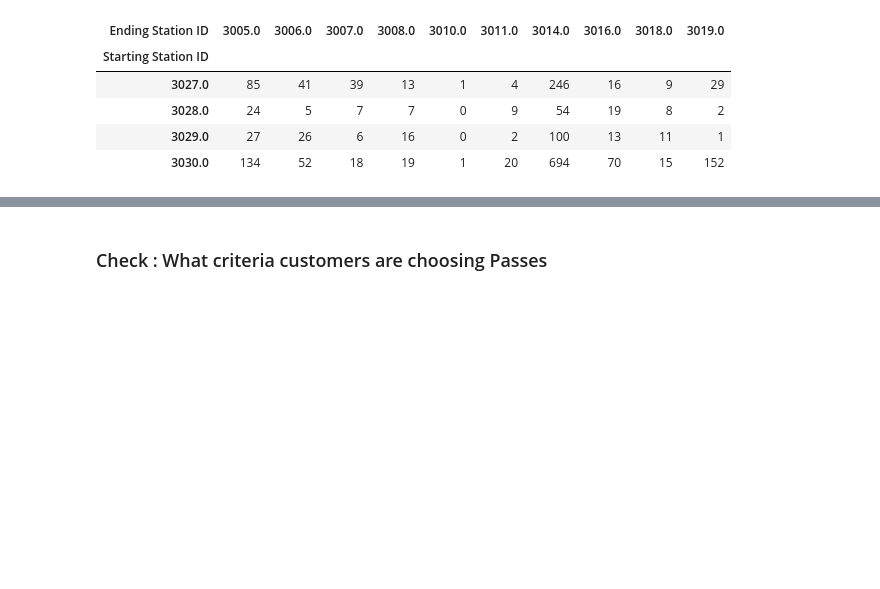
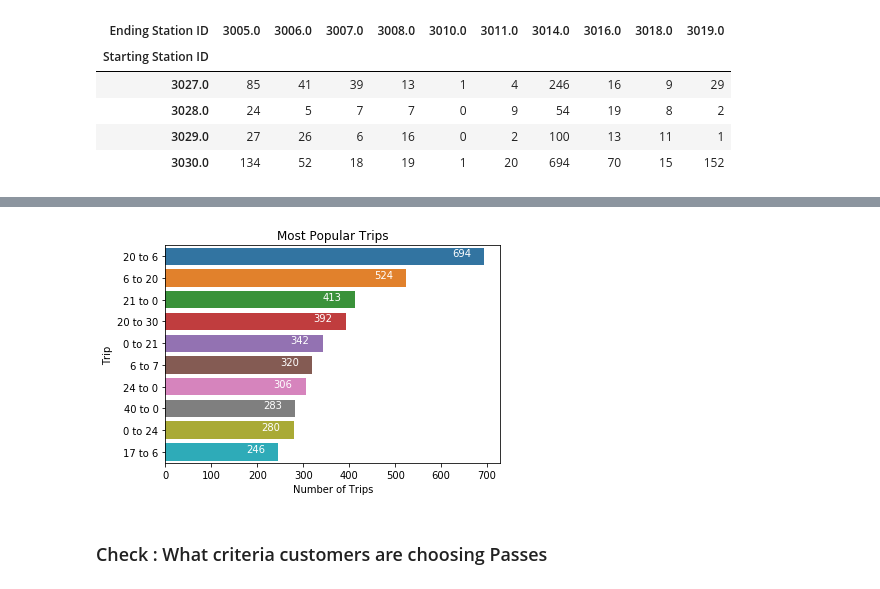
Before and after one commit to yyul10/LA_metro_bike_relocation, a Jupyter notebook: LA_metro_bike-relocation.ipynb, the cells around one changed output, grey strips where cells are left out. Drawn from its saved outputs; the diff is of its cells as text; code cells hidden in the pictures; blank space fills up the shorter version.

```diff
--- a/LA_metro_bike-relocation.ipynb
+++ b/LA_metro_bike-relocation.ipynb
@@ -95,3 +108,23 @@ temp.iloc[17:21,:10] # The most popular trip counts
+# %%
+trips_df = pd.DataFrame()
+trips_df = ndata.groupby(['Starting Station ID','Ending Station ID']).size().reset_index(name = 'Number of Trips')
+trips_df = trips_df.sort_values('Number of Trips', ascending = False)
+trips_df['Starting Station ID'] = trips_df['Starting Station ID'].astype('str')
+trips_df['Ending Station ID'] = trips_df['Ending Station ID'].astype('str')
+trips_df["Trip"] = trips_df["Starting Station ID"] + " to " + trips_df["Ending Station ID"]
+trips_df = trips_df[:10]
+trips_df = trips_df.drop(['Starting Station ID', "Ending Station ID"], axis = 1)
+trips_df = trips_df.reset_index()
+
+# Most popular trips
+g = sns.barplot('Number of Trips','Trip', data = trips_df)
+plt.title("Most Popular Trips")
+for index, row in trips_df.iterrows():
+    g.text(row['Number of Trips']-50,index,row['Number of Trips'],
+             color='white', ha="center",fontsize = 10)
+plt.show()
+# %% [output]
+[figure, added]
 # %% [markdown]
 ### Check : What criteria customers are choosing Passes
 # %%
```
Also changed, not shown: parts of 5 cells of this notebook.
